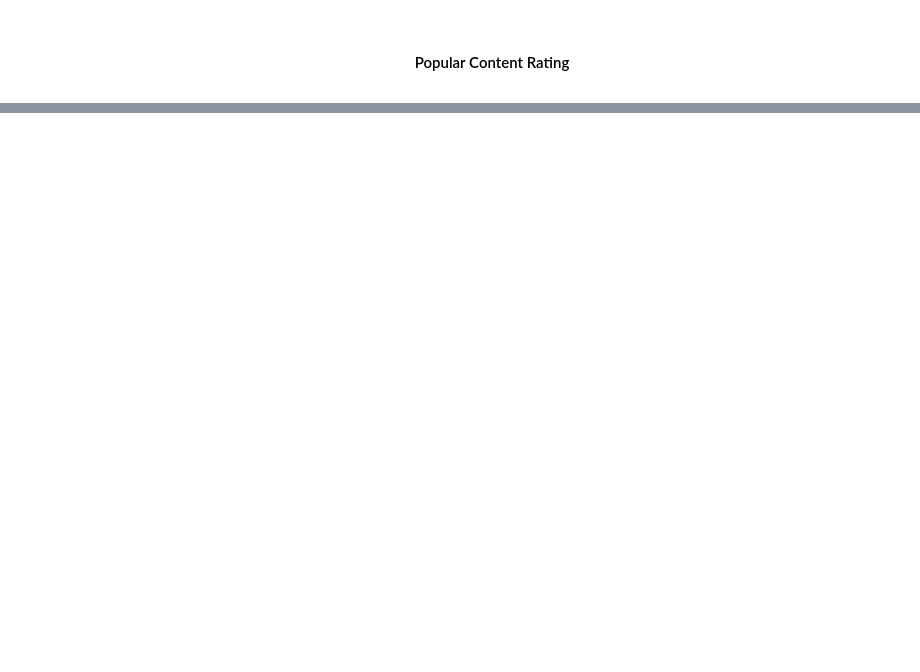
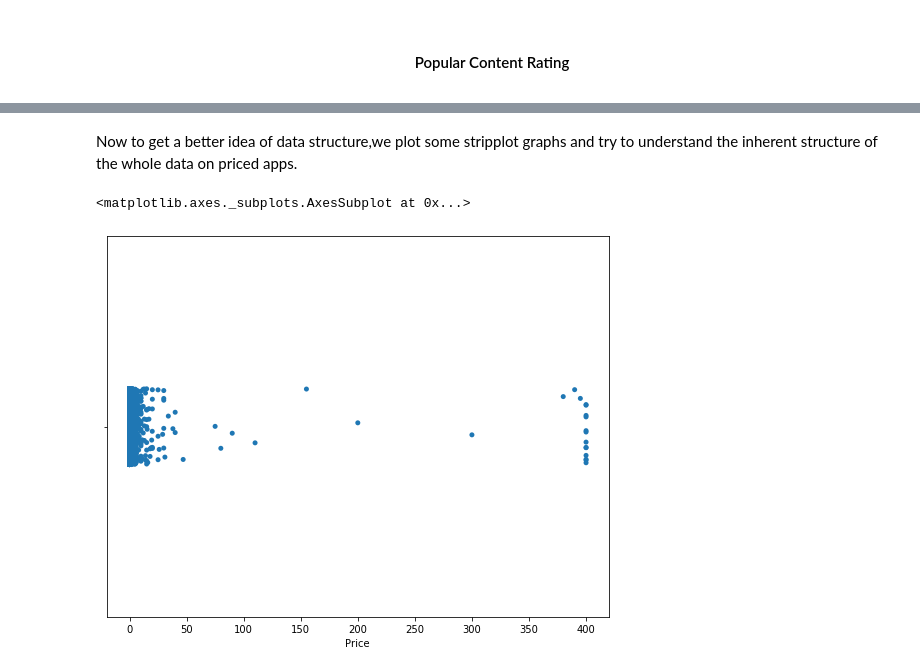
Before and after one commit to satarupa5/GooglePlayStore, a Jupyter notebook: EDA_Final.ipynb, the cells around one changed output, grey strips where cells are left out. Cells and saved outputs as stored; diff of their text form; code cells hidden in the pictures; blank space fills up the shorter version.

```diff
--- a/EDA_Final.ipynb
+++ b/EDA_Final.ipynb
@@ -433,4 +343,0 @@ Note that there are several sub-genres but many of them have just few apps class
-# %%
-df['Genres'] = df['Genres'].str.split(';').str[0]
-# print(df['Genres'].value_counts())
-print('Now there are', df['Genres'].nunique(), 'Genres')
@@ -439,10 +343,0 @@ Now there are 49 Genres
-# %%
-genre_pc = df['Genres'].value_counts()/df['Genres'].value_counts().sum()
-
-arr = []
-for index in genre_pc.index:
-    if genre_pc[index] < 0.01:
-        arr.append(index)
-df['genre_clubbed'] = np.where(df["Genres"].isin(arr), "Others", df['Genres'])
-# df['genre_clubbed'].value_counts()
-print('Now after clubbing there are', df['genre_clubbed'].nunique(), 'Genres')
@@ -596,7 +371,0 @@ Name: Price, dtype: float64
-# %%
-df.loc[ (df['Price'] == 0), 'PriceBand'] = 'A'
-df.loc[(df['Price'] > 0) & (df['Price'] <= 1.99), 'PriceBand'] = 'B'
-df.loc[(df['Price'] > 1.99) & (df['Price'] <= 2.99), 'PriceBand']   = 'C'
-df.loc[(df['Price'] > 2.99) & (df['Price'] <= 4.99), 'PriceBand']   = 'D'
-df.loc[(df['Price'] > 4.99) & (df['Price'] <= 19.69), 'PriceBand']   = 'E'
-df.loc[(df['Price'] > 19.69), 'PriceBand'] = 'F'
@@ -746,8 +371,0 @@ Name: Size, dtype: float64
-# %%
-# df.loc[ (df['Size'] == 0), 'size_bracket'] = 'A'
-df.loc[(df['Size'] > 0) & (df['Price'] <= 14), 'size_bracket'] = 'A'
-df.loc[(df['Size'] > 14) & (df['Price'] <= 28), 'size_bracket']   = 'B'
-df.loc[(df['Size'] > 28) & (df['Price'] <= 64), 'size_bracket']   = 'C'
-# df.loc[(df['Size'] > 28) & (df['Price'] <= 46), 'size_bracket']   = 'D'
-# df.loc[(df['Size'] > 46) & (df['Price'] <= 63), 'size_bracket'] = 'E'
-df.loc[(df['Size'] > 64) , 'size_bracket'] = 'D'
@@ -847,0 +421,7 @@ print('RMSE:', np.sqrt(metrics.mean_squared_error(y_test, y_pred)))
+# %% [markdown]
+Now to get a better idea of data structure,we plot some stripplot graphs and try to understand the inherent structure of the whole data on priced apps.
+# %%
+sns.stripplot(data=df, x="Price")
+# %% [output]
+<matplotlib.axes._subplots.AxesSubplot at 0x...>
+[figure, added]
```
Also changed, not shown: parts of 145 cells of this notebook.
